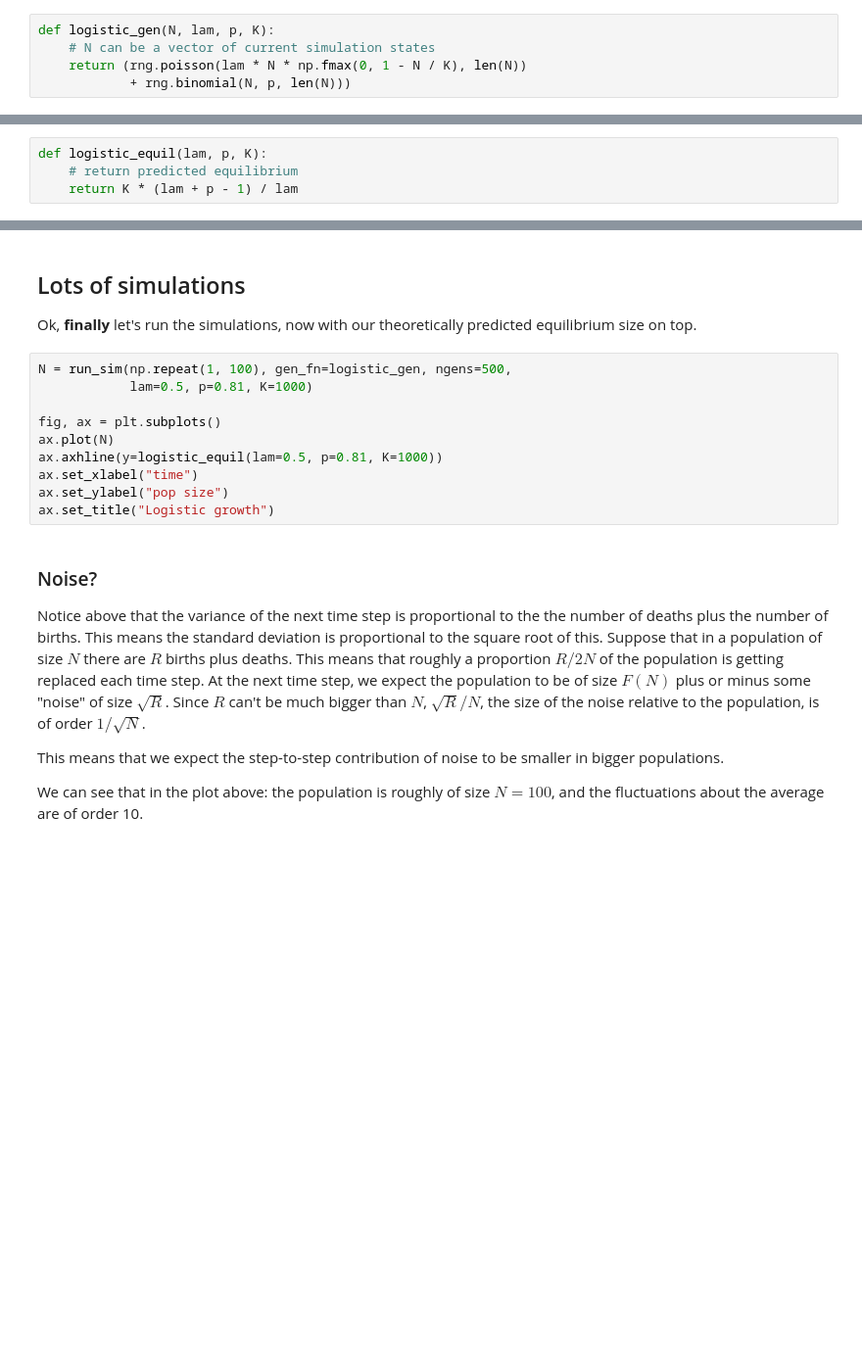
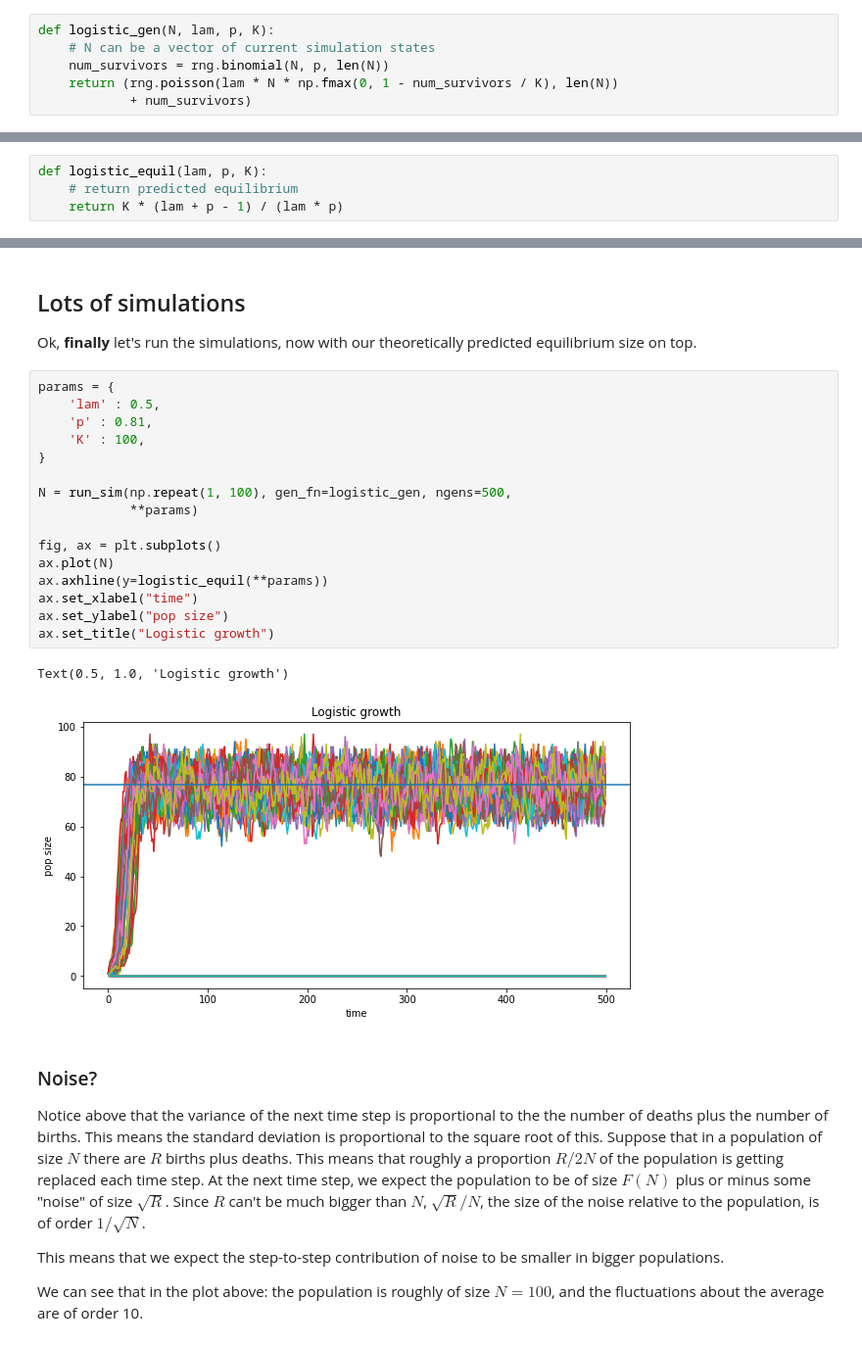
Before and after one commit to petrelharp/popbio, a Jupyter notebook: notebooks/individual_models.ipynb, the cells around one changed output, grey strips where cells are left out. Shown at 98% size. Cells and saved outputs as stored; diff of their text form; blank space fills up the shorter version.

```diff
--- a/notebooks/individual_models.ipynb
+++ b/notebooks/individual_models.ipynb
@@ -150,7 +150,8 @@ We'll also *vectorize* this, to do many simulations at once.
 # %%
 def logistic_gen(N, lam, p, K):
     # N can be a vector of current simulation states
-    return (rng.poisson(lam * N * np.fmax(0, 1 - N / K), len(N))
-            + rng.binomial(N, p, len(N)))
+    num_survivors = rng.binomial(N, p, len(N))
+    return (rng.poisson(lam * N * np.fmax(0, 1 - num_survivors / K), len(N))
+            + num_survivors)
 # %%
 logistic_gen(N=np.array([10, 20, 30, 40, 50]), lam=2, p=0.5, K=20)
@@ -206,4 +213,4 @@ If this second solution is positive, then there's a *positive equilibrium* value
 # %%
 def logistic_equil(lam, p, K):
     # return predicted equilibrium
-    return K * (lam + p - 1) / lam
+    return K * (lam + p - 1) / (lam * p)
@@ -224,15 +249,24 @@ def run_sim(N0, gen_fn, ngens, dtype='int', **kwargs):
 Ok, **finally** let's run the simulations,
 now with our theoretically predicted equilibrium size on top.
 # %%
+params = {
+    'lam' : 0.5,
+    'p' : 0.81,
+    'K' : 100,
+}
+
 N = run_sim(np.repeat(1, 100), gen_fn=logistic_gen, ngens=500,
-            lam=0.5, p=0.81, K=1000)
+            **params)
 
 fig, ax = plt.subplots()
 ax.plot(N)
-ax.axhline(y=logistic_equil(lam=0.5, p=0.81, K=1000))
+ax.axhline(y=logistic_equil(**params))
 ax.set_xlabel("time")
 ax.set_ylabel("pop size")
 ax.set_title("Logistic growth")
+# %% [output]
+Text(0.5, 1.0, 'Logistic growth')
+[figure, added]
 # %% [markdown]
 ### Noise?
 
```
Also changed, not shown: parts of 10 cells of this notebook.
